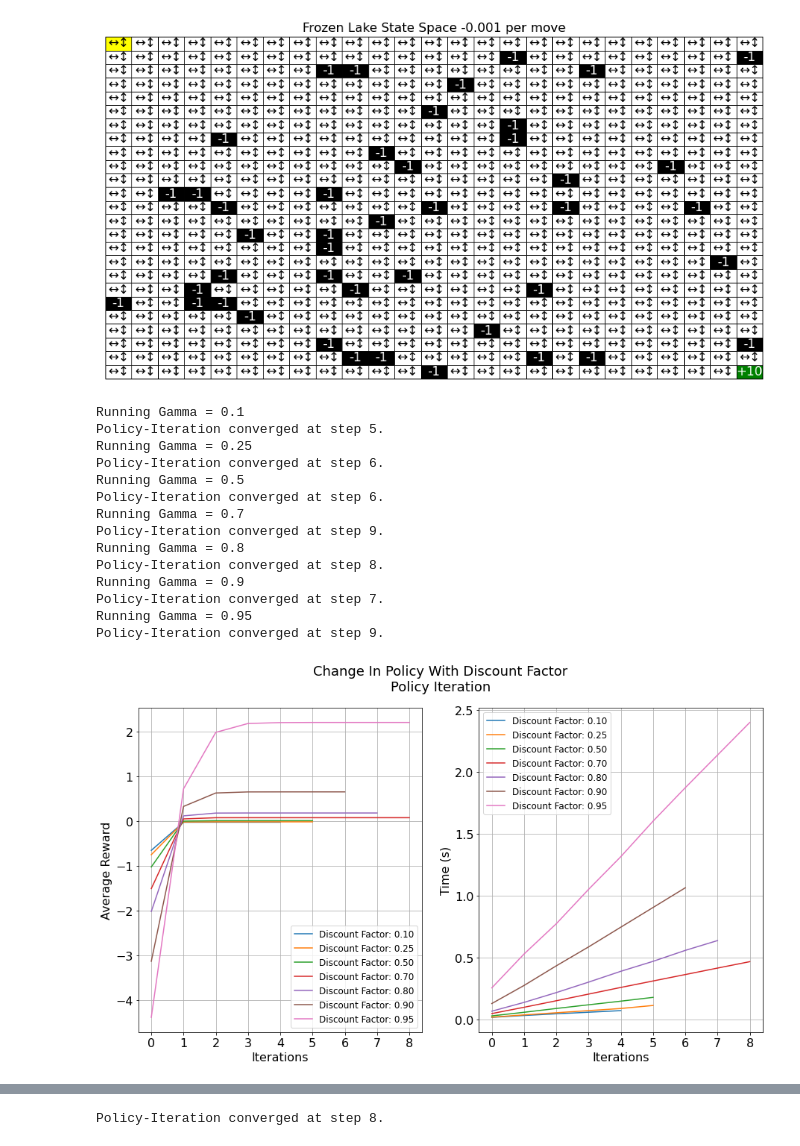
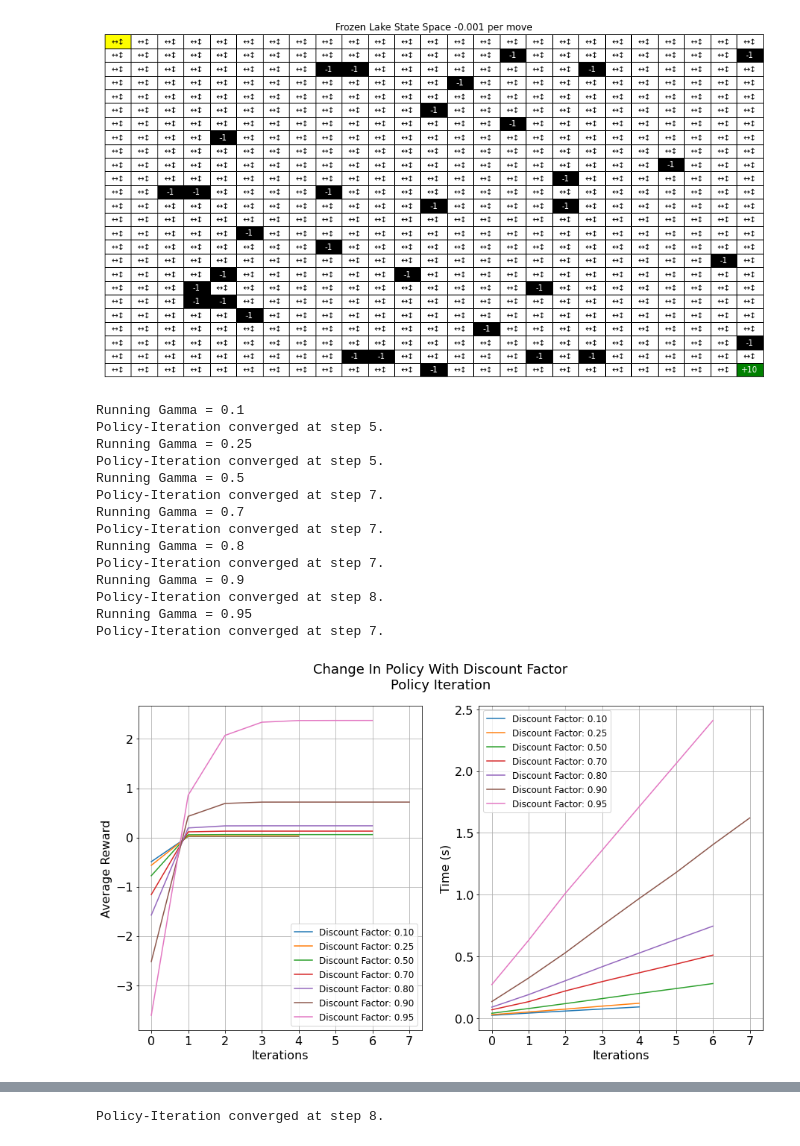
Before and after one commit to Inquisitive-ME/Markov-Decision-Processes-Code, a Jupyter notebook: Frozen_Lake_Problem.ipynb, the cells around one changed output, grey strips where cells are left out. Drawn from its saved outputs; the diff is of its cells as text; code cells hidden in the pictures.

```diff
--- a/Frozen_Lake_Problem.ipynb
+++ b/Frozen_Lake_Problem.ipynb
@@ -107,17 +107,17 @@ def average_value_of_policy(env, policy, iterations=1000):
 # %%
 reload(MyFrozenLakes)
 random.seed(2)
 np.random.seed(2)
 
 generate_size = 25
-random_map = generate_random_map(size=generate_size, p=0.93)
+random_map = generate_random_map(size=generate_size, p=0.95)
 reshape_size = (generate_size, generate_size)
 env = MyFrozenLakes.FrozenLakeEnv(desc=random_map, is_slippery=True)
 
 env.reset()
 plot_frozen_lake_problem_space(env, generate_size)
 # %% [output]
-[figure, old version]
+[figure, new version]
 # %%
 def gamma_parameter_tuning(env, agent_type='Policy Iteration'):
     iterations_list = []
@@ -168,18 +168,18 @@ gamma_parameter_tuning(env, agent_type='Policy Iteration')
 Running Gamma = 0.1
 Policy-Iteration converged at step 5.
 Running Gamma = 0.25
-Policy-Iteration converged at step 6.
+Policy-Iteration converged at step 5.
 Running Gamma = 0.5
-Policy-Iteration converged at step 6.
+Policy-Iteration converged at step 7.
 Running Gamma = 0.7
-Policy-Iteration converged at step 9.
+Policy-Iteration converged at step 7.
 Running Gamma = 0.8
+Policy-Iteration converged at step 7.
+Running Gamma = 0.9
 Policy-Iteration converged at step 8.
-Running Gamma = 0.9
+Running Gamma = 0.95
 Policy-Iteration converged at step 7.
-Running Gamma = 0.95
-Policy-Iteration converged at step 9.
-[figure, old version]
+[figure, new version]
 # %%
 gamma_parameter_tuning(env, agent_type='Value Iteration')
 # %% [output]
```
Also changed, not shown: parts of 5 cells of this notebook, 1 other file.
